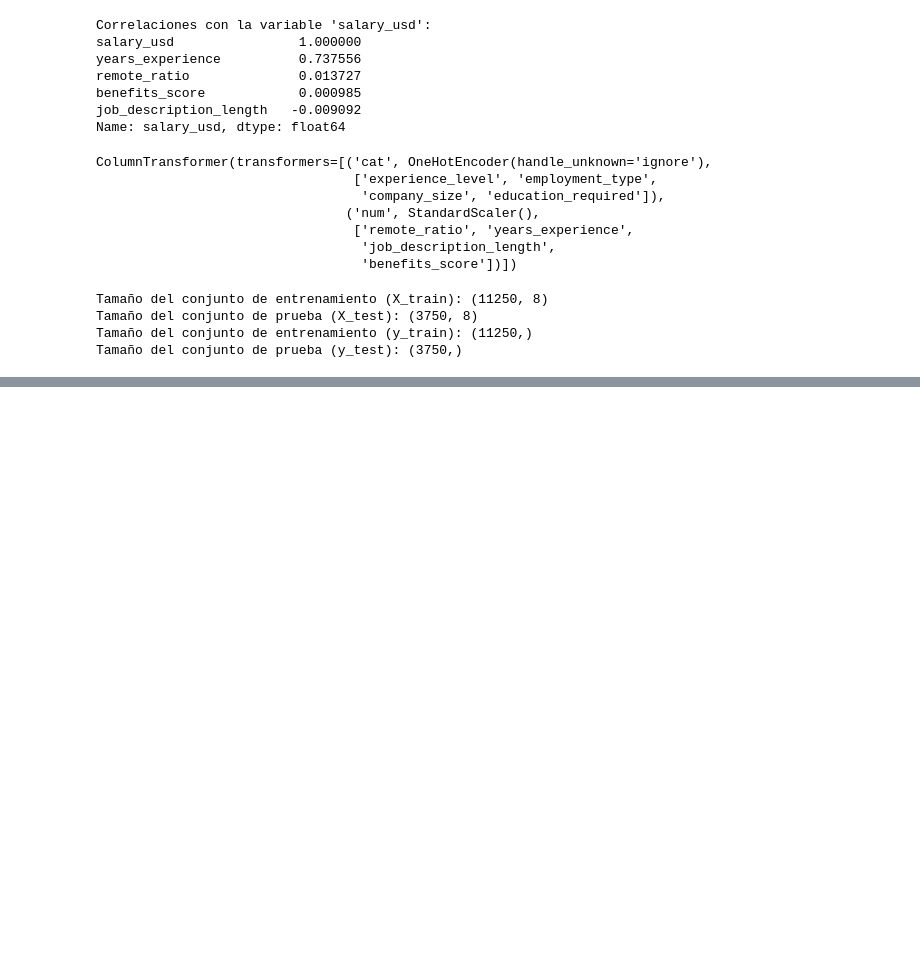
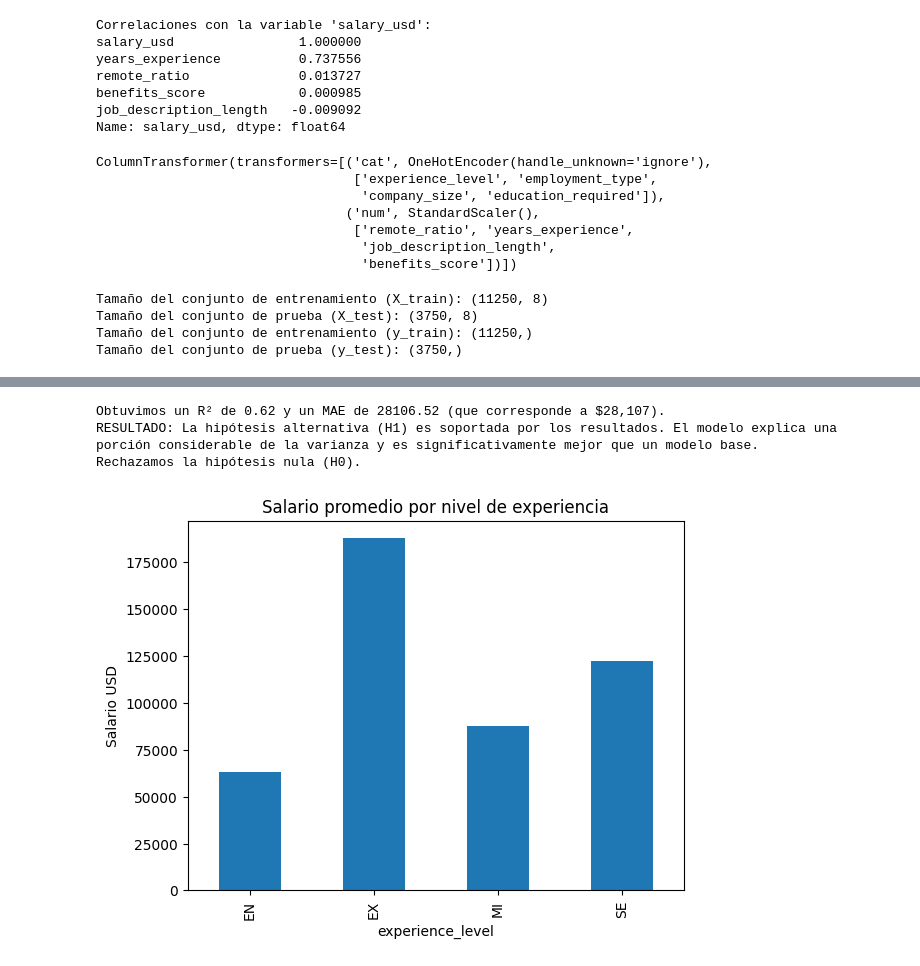
Before and after one commit to EzeRivero/DataScienceCoder, a Jupyter notebook: ProyectoDSParteIIIRivero.ipynb, the cells around one changed output, grey strips where cells are left out. Drawn from its saved outputs; the diff is of its cells as text; code cells hidden in the pictures; blank space fills up the shorter version.

```diff
--- a/ProyectoDSParteIIIRivero.ipynb
+++ b/ProyectoDSParteIIIRivero.ipynb
@@ -349,0 +375,22 @@ Interpretación:
+# %%
+print(f"Obtuvimos un R² de {r2:.2f} y un MAE de {mae:.2f}")
+
+if r2 > 0.5: # Umbral de ejemplo para R²
+    print("RESULTADO: La hipótesis alternativa (H1) es soportada por los resultados. El modelo explica una porción considerable de la varianza y es significativamente mejor que un modelo base.")
+    print("Rechazamos la hipótesis nula (H0).")
+else:
+    print("RESULTADO: La hipótesis alternativa (H1) no es completamente soportada o el modelo tiene un rendimiento bajo (R² <= 0.5).")
+    print("Se podría necesitar mejorar el modelo, realizar más ingeniería de características o considerar si las características actuales son suficientes.")
+# %% [output]
+Obtuvimos un R² de 0.62 y un MAE de 28106.52 (que corresponde a $28,107).
+RESULTADO: La hipótesis alternativa (H1) es soportada por los resultados. El modelo explica una porción considerable de la varianza y es significativamente mejor que un modelo base.
+Rechazamos la hipótesis nula (H0).
+# %%
+#Acá comprobamos la HA1, en donde vemos que Executive y Senior tienen salarios promedios mayores al resto de niveles.
+
+df.groupby("experience_level")["salary_usd"].mean().plot(kind="bar")
+plt.title("Salario promedio por nivel de experiencia")
+plt.ylabel("Salario USD")
+plt.show()
+# %% [output]
+[figure, added]
```
Also changed, not shown: parts of 10 cells of this notebook.
